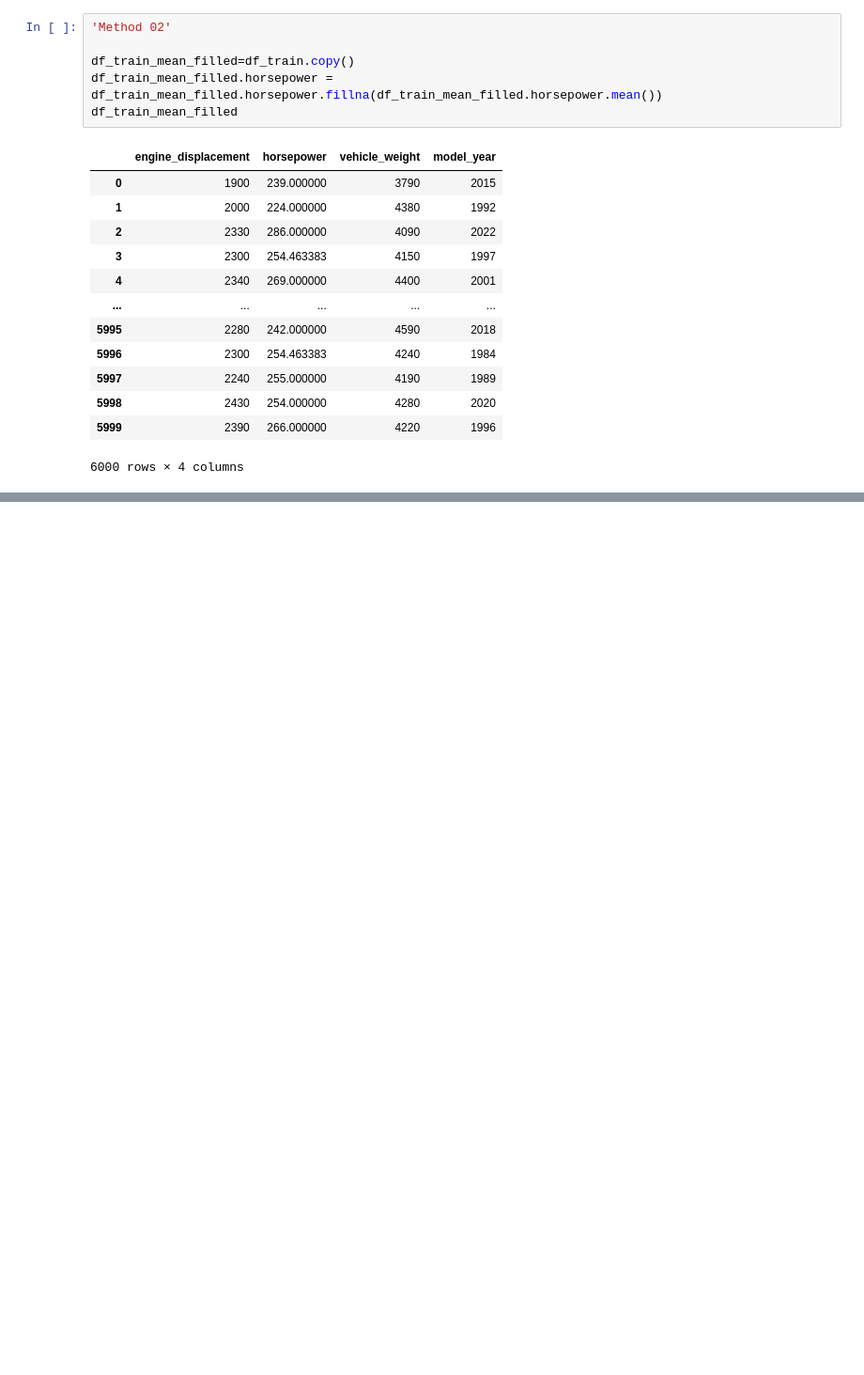
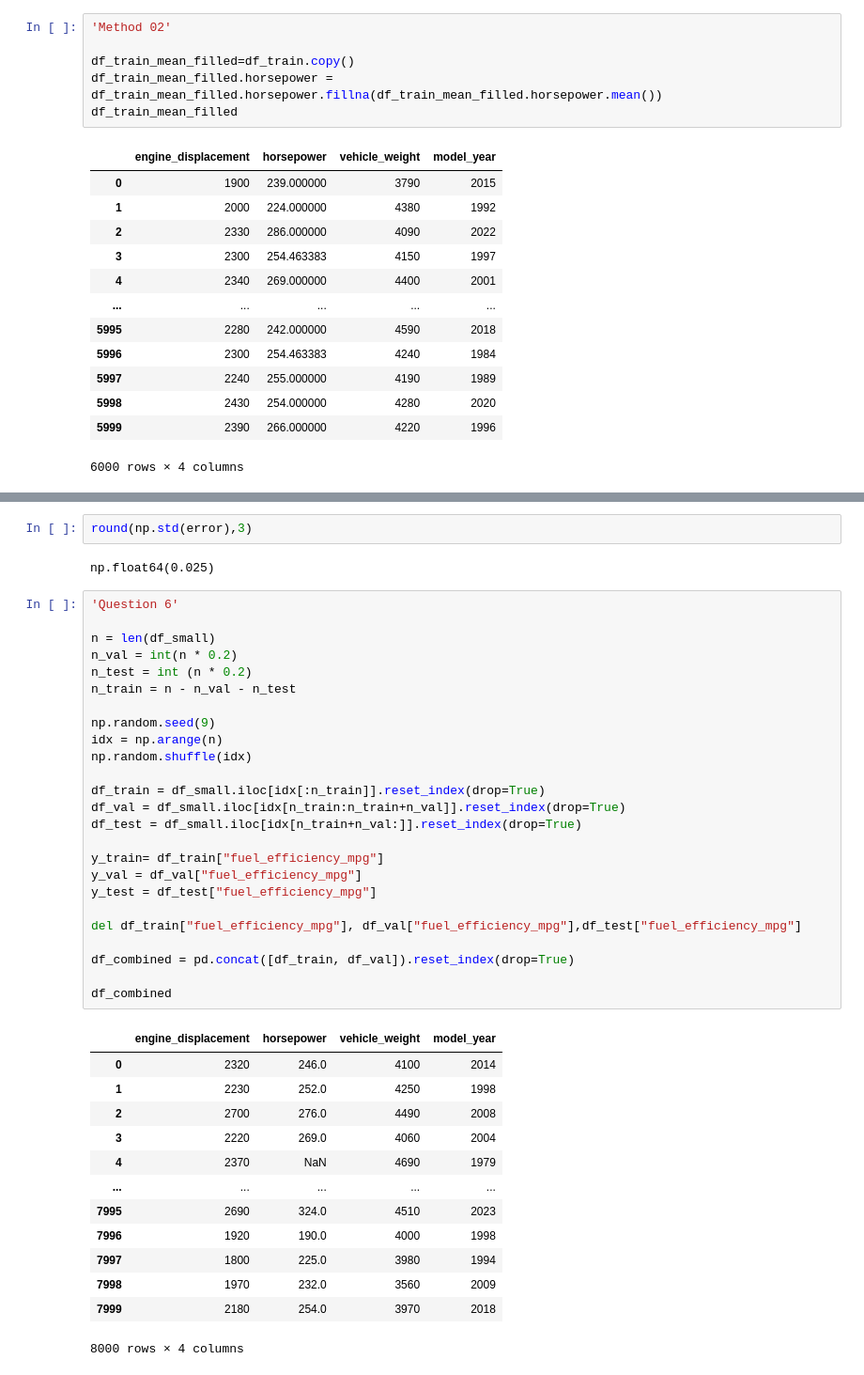
Before and after one commit to MahmoudSNafi/machine-learning-zoomcamp-homework, a Jupyter notebook: homework-02.ipynb, the cells around one changed output, grey strips where cells are left out. Shown at 94% size. Saved outputs shown, nothing was run; the diff lists cells and outputs as text; blank space fills up the shorter version.

```diff
--- a/homework-02.ipynb
+++ b/homework-02.ipynb
@@ -248,0 +368,43 @@ SyntaxError: invalid syntax (1916279885.py, line 1)
+# %%
+round(np.std(error),3)
+# %% [output]
+np.float64(0.025)
+# %%
+'Question 6'
+
+n = len(df_small)
+n_val = int(n * 0.2)
+n_test = int (n * 0.2)
+n_train = n - n_val - n_test
+
+np.random.seed(9)
+idx = np.arange(n)
+np.random.shuffle(idx)
+
+df_train = df_small.iloc[idx[:n_train]].reset_index(drop=True)
+df_val = df_small.iloc[idx[n_train:n_train+n_val]].reset_index(drop=True)
+df_test = df_small.iloc[idx[n_train+n_val:]].reset_index(drop=True)
+
+y_train= df_train["fuel_efficiency_mpg"]
+y_val = df_val["fuel_efficiency_mpg"]
+y_test = df_test["fuel_efficiency_mpg"]
+
+del df_train["fuel_efficiency_mpg"], df_val["fuel_efficiency_mpg"],df_test["fuel_efficiency_mpg"]
+
+df_combined = pd.concat([df_train, df_val]).reset_index(drop=True)
+
+df_combined
+# %% [output]
+|  | engine_displacement | horsepower | vehicle_weight | model_year |
+| 0 | 2320 | 246.0 | 4100 | 2014 |
+| 1 | 2230 | 252.0 | 4250 | 1998 |
+| 2 | 2700 | 276.0 | 4490 | 2008 |
+| 3 | 2220 | 269.0 | 4060 | 2004 |
+| 4 | 2370 | NaN | 4690 | 1979 |
+| ... | ... | ... | ... | ... |
+| 7995 | 2690 | 324.0 | 4510 | 2023 |
+| 7996 | 1920 | 190.0 | 4000 | 1998 |
+| 7997 | 1800 | 225.0 | 3980 | 1994 |
+| 7998 | 1970 | 232.0 | 3560 | 2009 |
+| 7999 | 2180 | 254.0 | 3970 | 2018 |
+8000 rows × 4 columns
```
Also changed, not shown: parts of 20 cells of this notebook.
